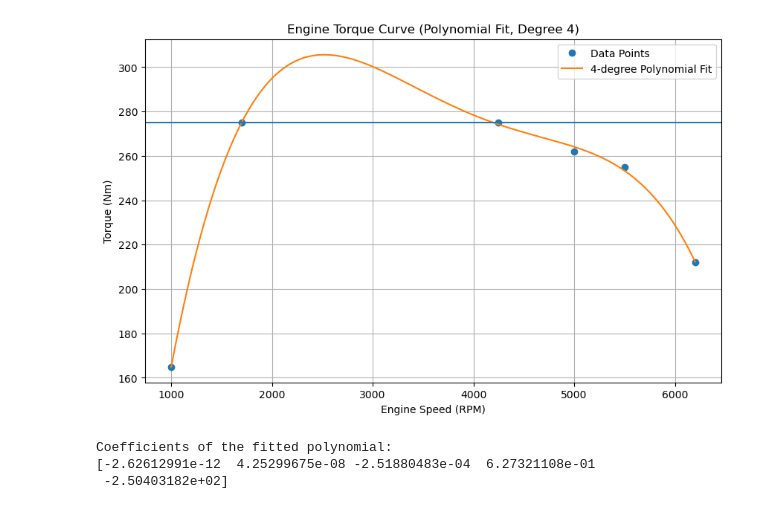
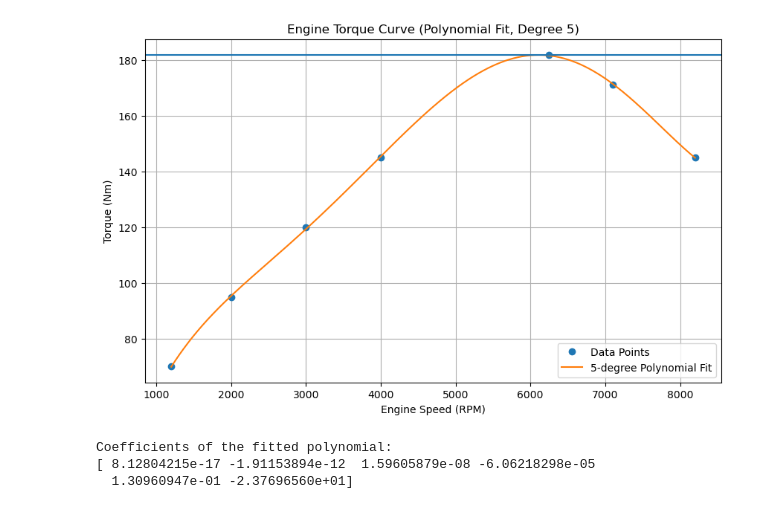
Before and after one commit to vougioukakis/car-acceleration-app, a Jupyter notebook: torque_curve_generator.ipynb, the cells around one changed output. Drawn from its saved outputs; the diff is of its cells as text; code cells hidden in the pictures.

```diff
--- a/torque_curve_generator.ipynb
+++ b/torque_curve_generator.ipynb
@@ -8,45 +8,46 @@ import matplotlib.pyplot as plt
 
 # Given data points
 points = np.array([
-    [1000, 165],
-    [1700, 275],
-    [4250, 275],
-    [5000, 262],
-    [5500, 255],
-    [6200, 212],
+    [1200, 70],
+    [2000, 95],
+    [3000, 120],
+    [4000, 145],
+    [6250, 182],
+    [7100, 171.3],
+    [8200, 145],
 ])
-maxTq = 275
+maxTq = 182
 rpm = points[:, 0]
 torque = points[:, 1]
 
 # Fit a 7th-degree polynomial to the data
-degree = 4
+degree = 5
 coefficients = np.polyfit(rpm, torque, degree)
 
 # Create the polynomial function using the coefficients
 polynomial = np.poly1d(coefficients)
 
 # Generate smooth RPM values for plotting the polynomial
 rpm_smooth = np.linspace(rpm.min(), rpm.max(), 500)
 torque_smooth = polynomial(rpm_smooth)
 
 # Plot the data and the fitted polynomial curve
 plt.figure(figsize=(10, 6))
 plt.plot(rpm, torque, 'o', label="Data Points")
 plt.plot(rpm_smooth, torque_smooth, '-', label=f"{degree}-degree Polynomial Fit")
 plt.axhline(maxTq)  # Assuming the maximum torque is the maximum value in the dataset
 plt.xlabel("Engine Speed (RPM)")
 plt.ylabel("Torque (Nm)")
 plt.title(f"Engine Torque Curve (Polynomial Fit, Degree {degree})")
 plt.legend()
 plt.grid(True)
 plt.show()
 
 # Print the polynomial coefficients
 print("Coefficients of the fitted polynomial:")
 print(coefficients)
 # %% [output]
-[figure, old version]
+[figure, new version]
 Coefficients of the fitted polynomial:
-[-2.62612991e-12  4.25299675e-08 -2.51880483e-04  6.27321108e-01
- -2.50403182e+02]
+[ 8.12804215e-17 -1.91153894e-12  1.59605879e-08 -6.06218298e-05
+  1.30960947e-01 -2.37696560e+01]
```
Also changed, not shown: 25 other files.
